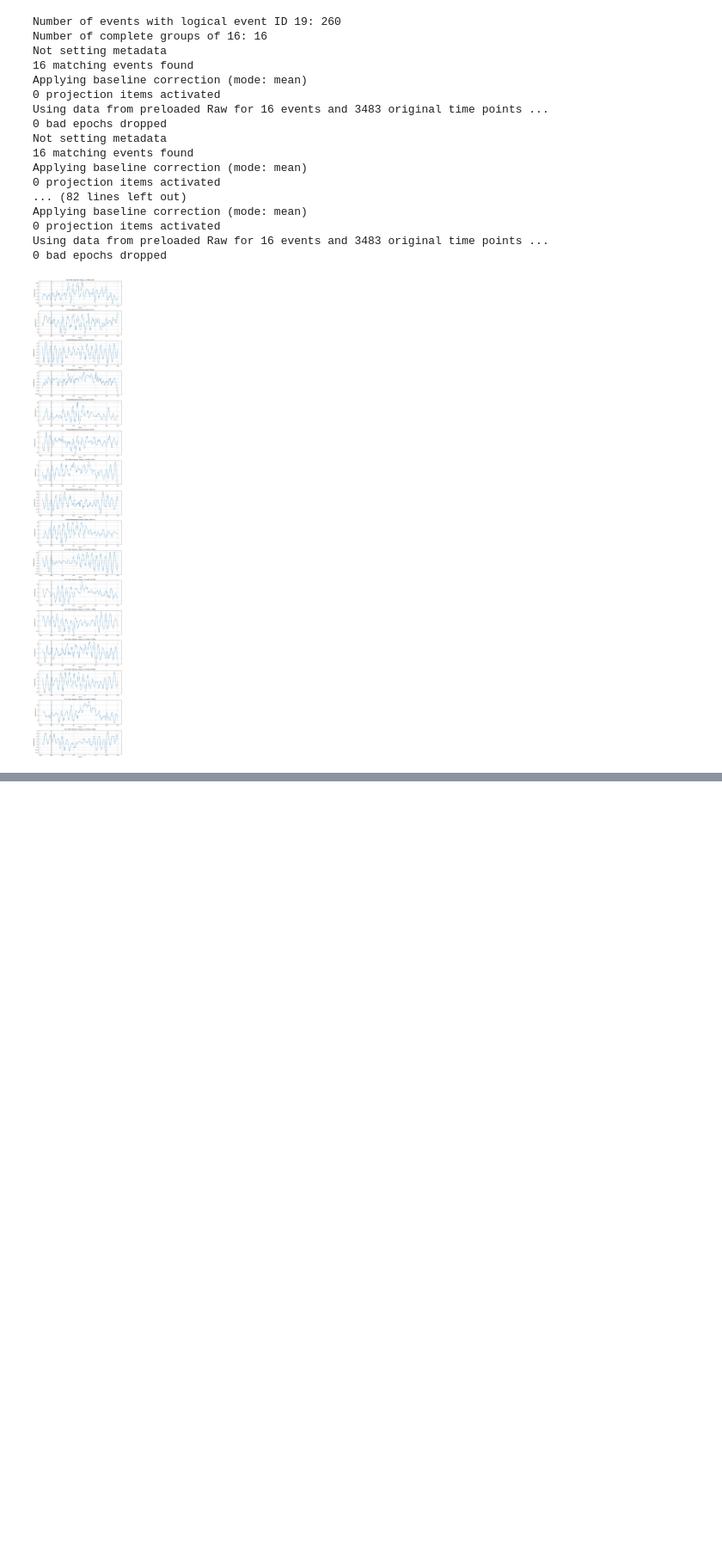
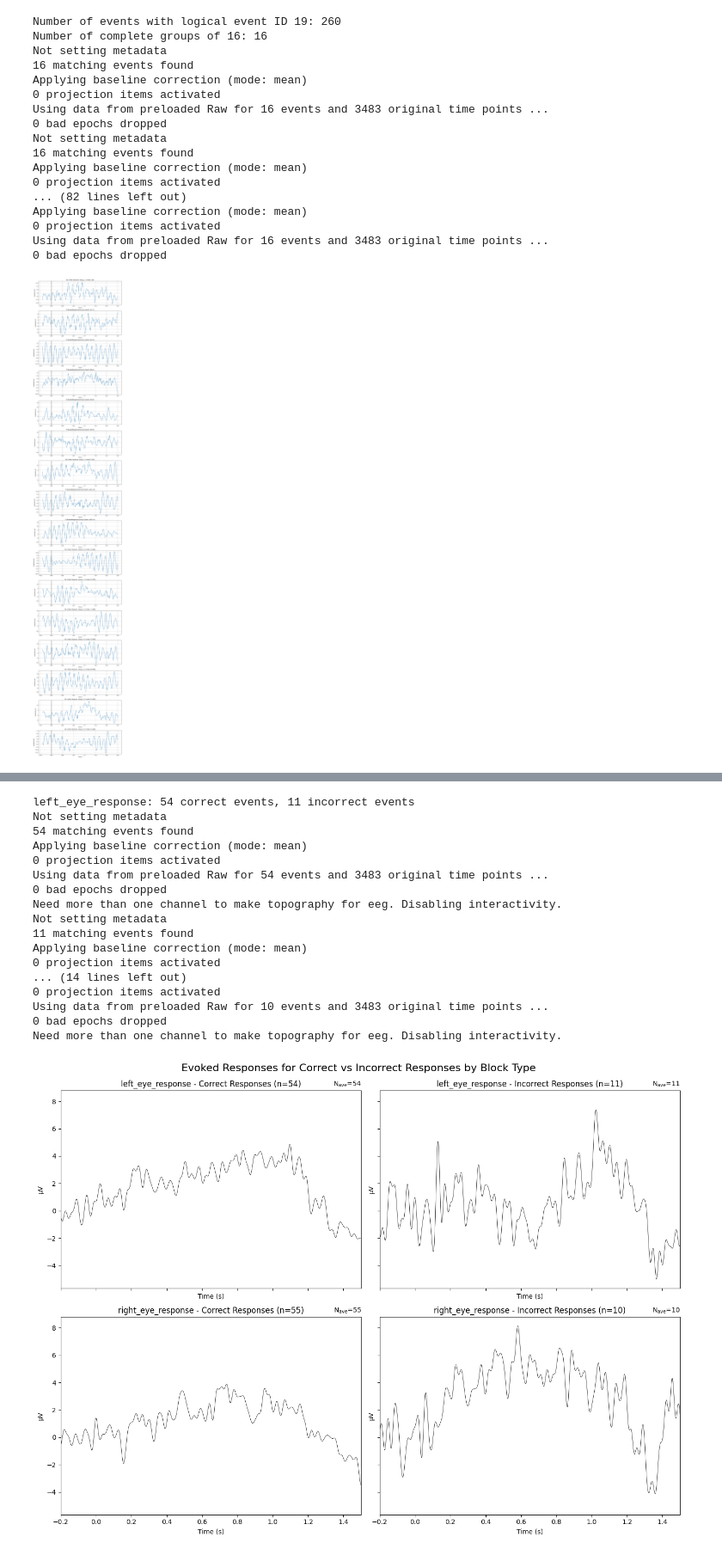
Before and after one commit to tomjefferis/Visual-Acuity-P3, a Jupyter notebook: analysis.ipynb, the cells around one changed output, grey strips where cells are left out. Shown at 86% size. Cells and saved outputs as stored; diff of their text form; code cells hidden in the pictures; blank space fills up the shorter version.

```diff
--- a/analysis.ipynb
+++ b/analysis.ipynb
@@ -546,0 +716,77 @@ Using data from preloaded Raw for 16 events and 3483 original time points ...
+# %%
+import matplotlib.pyplot as plt
+
+# Define response blocks
+response_blocks = ['left_eye_response', 'right_eye_response']
+
+# Create a 2x2 grid of plots (rows: blocks, columns: correct/incorrect)
+fig, axes = plt.subplots(2, 2, figsize=(14, 10), sharex=True, sharey=True)
+
+# Define epoch parameters
+tmin = -0.2  # start 200ms before the trigger
+tmax = 1.5
+
+for i, block in enumerate(response_blocks):
+    # Get events for this block
+    block_df = df[df['block_type'] == block]
+
+    # Separate correct and incorrect events for this block
+    correct_block_events = []
+    incorrect_block_events = []
+
+    for idx, row in block_df.iterrows():
+        if idx < len(target_events):
+            if not pd.isna(row['letter_accuracy']):
+                if row['letter_accuracy'] == 1.0:
+                    correct_block_events.append(target_events[idx])
+                else:
+                    incorrect_block_events.append(target_events[idx])
+
+    # Convert to numpy arrays
+    correct_block_events = np.array(correct_block_events)
+    incorrect_block_events = np.array(incorrect_block_events)
+
+    print(f"{block}: {len(correct_block_events)} correct events, {len(incorrect_block_events)} incorrect events")
+
+    # Process correct events
+    if len(correct_block_events) > 0:
+        epochs = mne.Epochs(raw, correct_block_events, tmin=tmin, tmax=tmax,
+                          baseline=(-0.2, 0), reject=None, detrend=1, preload=True)
+        evoked = epochs.average().pick('Pz')
+        evoked.plot(axes=axes[i, 0], show=False)
+        axes[i, 0].set_title(f'{block} - Correct Responses (n={len(correct_block_events)})')
+    else:
+        axes[i, 0].text(0.5, 0.5, 'No data', ha='center', va='center', transform=axes[i, 0].transAxes)
+
+    # Process incorrect events
+    if len(incorrect_block_events) > 0:
+        epochs = mne.Epochs(raw, incorrect_block_events, tmin=tmin, tmax=tmax,
+                          baseline=(-0.2, 0), reject=None, detrend=1, preload=True)
+        evoked = epochs.average().pick('Pz')
+        evoked.plot(axes=axes[i, 1], show=False)
+        axes[i, 1].set_title(f'{block} - Incorrect Responses (n={len(incorrect_block_events)})')
+    else:
+        axes[i, 1].text(0.5, 0.5, 'No data', ha='center', va='center', transform=axes[i, 1].transAxes)
+
+plt.tight_layout()
+plt.suptitle('Evoked Responses for Correct vs Incorrect Responses by Block Type', y=1.02, fontsize=16)
+plt.show()
+# %% [output]
+left_eye_response: 54 correct events, 11 incorrect events
+Not setting metadata
+54 matching events found
+Applying baseline correction (mode: mean)
+0 projection items activated
+Using data from preloaded Raw for 54 events and 3483 original time points ...
+0 bad epochs dropped
+Need more than one channel to make topography for eeg. Disabling interactivity.
+Not setting metadata
+11 matching events found
+Applying baseline correction (mode: mean)
+0 projection items activated
+... (14 lines left out)
+0 projection items activated
+Using data from preloaded Raw for 10 events and 3483 original time points ...
+0 bad epochs dropped
+Need more than one channel to make topography for eeg. Disabling interactivity.
+[figure, added]
```
Also changed, not shown: parts of 6 cells of this notebook, 1 other file.
